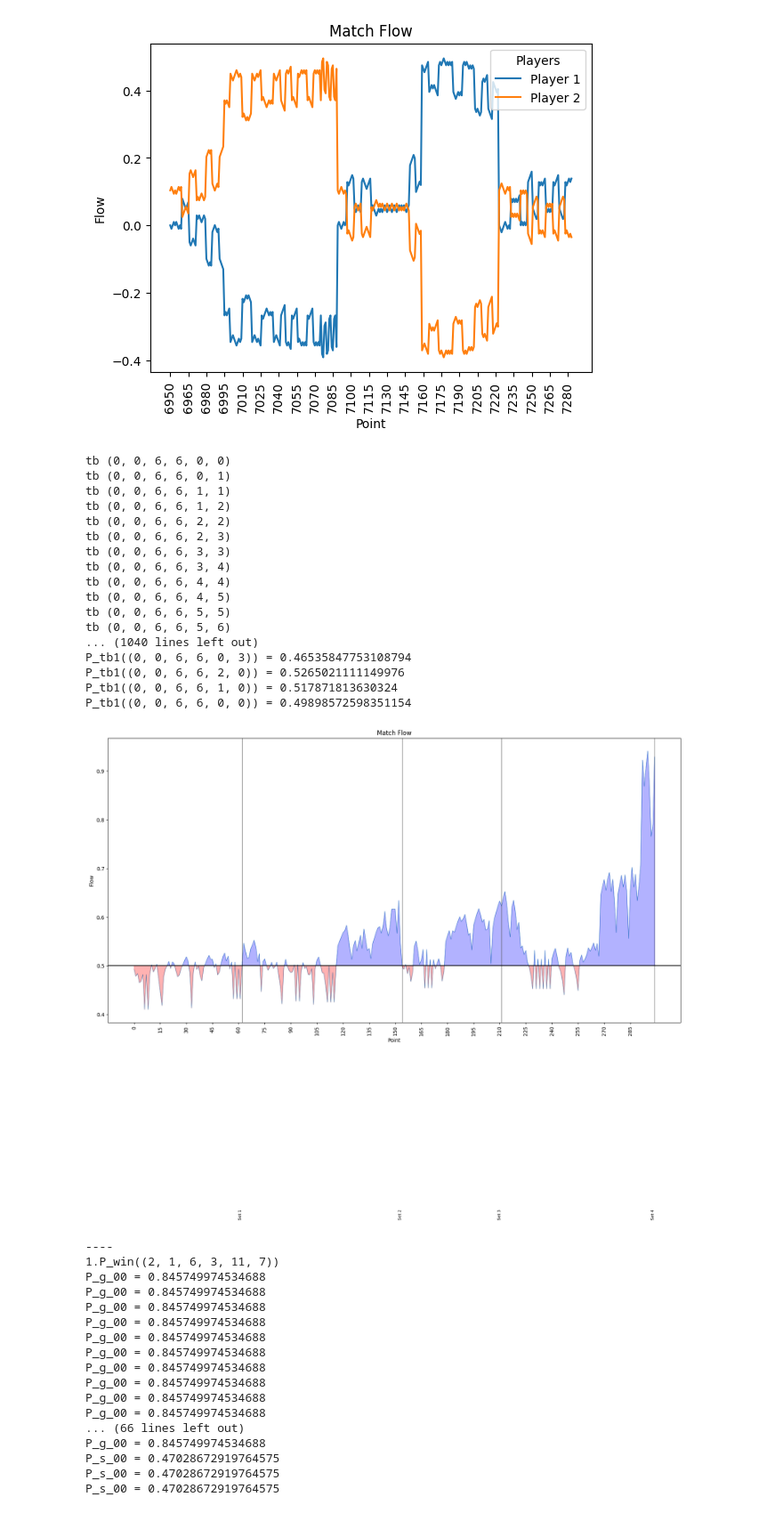
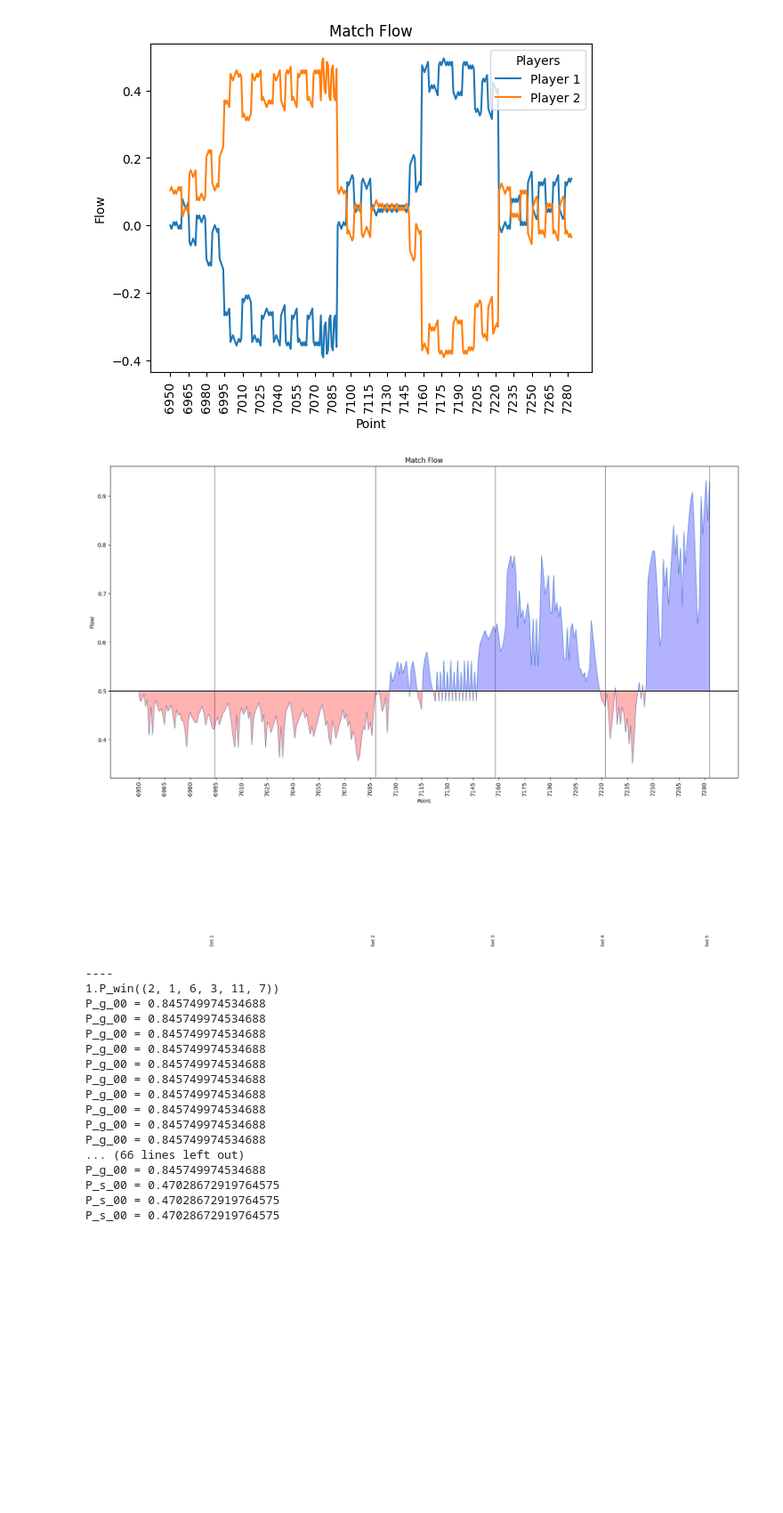
Before and after one commit to yubrajbhandari923/MCMContest, a Jupyter notebook: basic_graphs.ipynb, the cells around one changed output. Shown at 89% size. Drawn from its saved outputs; the diff is of its cells as text; code cells hidden in the pictures; blank space fills up the shorter version.

Commit message:
Championship match flow

```diff
--- a/basic_graphs.ipynb
+++ b/basic_graphs.ipynb
@@ -954,27 +954,11 @@ class Probablities:
 #     def P_win(self, state):
 #         Si, Sj, Gi, Gj, Xi, Xj = state
 #         return self.Fij * self.P_m(Si, Sj) + (1 - self.Fij) * self.P_m(Si, Sj)
-# %%
-plot_match_flow(matches_df[0])
-# %% [output]
-tb (0, 0, 6, 6, 0, 0)
-tb (0, 0, 6, 6, 0, 1)
-tb (0, 0, 6, 6, 1, 1)
-tb (0, 0, 6, 6, 1, 2)
-tb (0, 0, 6, 6, 2, 2)
-tb (0, 0, 6, 6, 2, 3)
-tb (0, 0, 6, 6, 3, 3)
-tb (0, 0, 6, 6, 3, 4)
-tb (0, 0, 6, 6, 4, 4)
-tb (0, 0, 6, 6, 4, 5)
-tb (0, 0, 6, 6, 5, 5)
-tb (0, 0, 6, 6, 5, 6)
-... (1040 lines left out)
-P_tb1((0, 0, 6, 6, 0, 3)) = 0.46535847753108794
-P_tb1((0, 0, 6, 6, 2, 0)) = 0.5265021111149976
-P_tb1((0, 0, 6, 6, 1, 0)) = 0.517871813630324
-P_tb1((0, 0, 6, 6, 0, 0)) = 0.49898572598351154
-[figure, removed]
+# %%
+# Champion Ship Match plot
+plot_match_flow(matches_df[-1])
+# %% [output]
+[figure, added]
 # %%
 pp = Probablities(0.66)
 pp.P_win((2,1,6,3,11,7))
```
Also changed, not shown: parts of 1 cell of this notebook, 1 other file.
